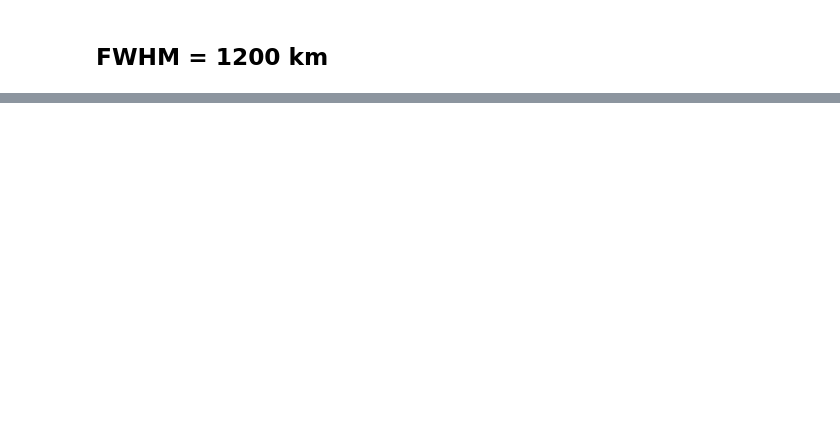
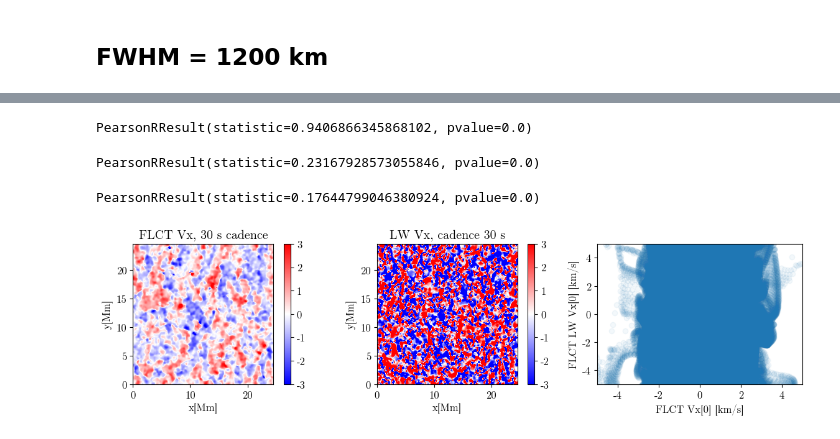
Before and after one commit to TheodoreKostic/Tracking_features, a Jupyter notebook: FirstPaper/Checkup_timeavg.ipynb, the cells around one changed output, grey strips where cells are left out. Drawn from its saved outputs; the diff is of its cells as text; code cells hidden in the pictures; blank space fills up the shorter version.

```diff
--- a/FirstPaper/Checkup_timeavg.ipynb
+++ b/FirstPaper/Checkup_timeavg.ipynb
@@ -532,0 +717,47 @@ plt.savefig("XY_CONV_different_cadences.png", bbox_inches = 'tight', dpi = 300)
+# %%
+r_x2 = pearsonr(Vx_30filtered22.flatten(),Vx_mean600_30_sim90.flatten())
+print(r_x2)
+# %% [output]
+PearsonRResult(statistic=0.9406866345868102, pvalue=0.0)
+# %%
+r_x3 = pearsonr(Vx_mean600_30_sim90.flatten(),Vx_meanLW_600_30_sim90.flatten())
+print(r_x3)
+# %% [output]
+PearsonRResult(statistic=0.23167928573055846, pvalue=0.0)
+# %%
+R_prvo = pearsonr(Vx_tracked_600_30[0].flatten(), Vx_LW_600[0].flatten())
+print(R_prvo)
+# %% [output]
+PearsonRResult(statistic=0.17644799046380924, pvalue=0.0)
+# %%
+fig = plt.figure(figsize=[12, 3.2])
+#plt.suptitle("Simulated velocities averaged to 15 min; 10 s vs 20, 30, 40, 50, 60 s cadence")# atmos[0] tau
+
+
+plt.subplot(131)                                      # atmos[1] temp
+plt.title("FLCT Vx, 30 s cadence")                                # atmos[2]
+plt.xlabel("x[Mm]")
+plt.ylabel("y[Mm]")
+plt.imshow(Vx_tracked_600_30[0, :, :], origin='lower', cmap = "bwr", extent = (0, 24.536, 0, 24.536), vmin = -3, vmax = 3)
+plt.colorbar()
+
+plt.subplot(132)                                      # atmos[1] temp
+plt.title("LW Vx, cadence 30 s")                                # atmos[2]
+plt.xlabel("x[Mm]")
+plt.ylabel("y[Mm]")
+plt.imshow(Vx_LW_600[0, :, :], origin='lower', cmap = "bwr", extent = (0, 24.536, 0, 24.536), vmin = -3, vmax = 3)
+plt.colorbar()
+
+
+plt.subplot(133)                                      # atmos[1] temp
+#plt.title("Time averaged FLCT Vx, cadence 30 s")                                # atmos[2]
+plt.xlabel("FLCT Vx[0] [km/s]")
+plt.ylabel("FLCT LW Vx[0] [km/s]")
+plt.scatter(Vx_tracked_600_30[0].flatten(), Vx_LW_600[0].flatten(), alpha=0.05)
+plt.xlim([-5,5])
+plt.ylim([-5,5])
+
+fig.tight_layout()
+plt.savefig("___ff", dpi = 100)
+# %% [output]
+[figure, added]
```
Also changed, not shown: parts of 94 cells of this notebook.
